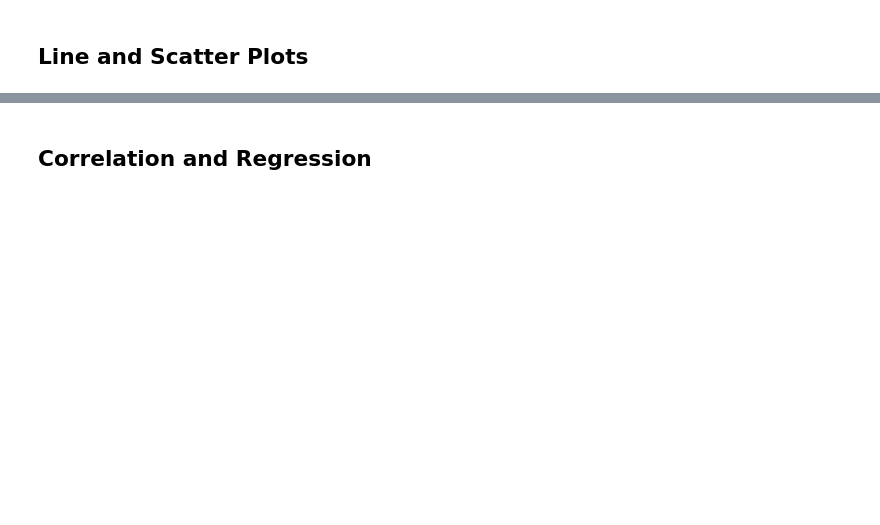
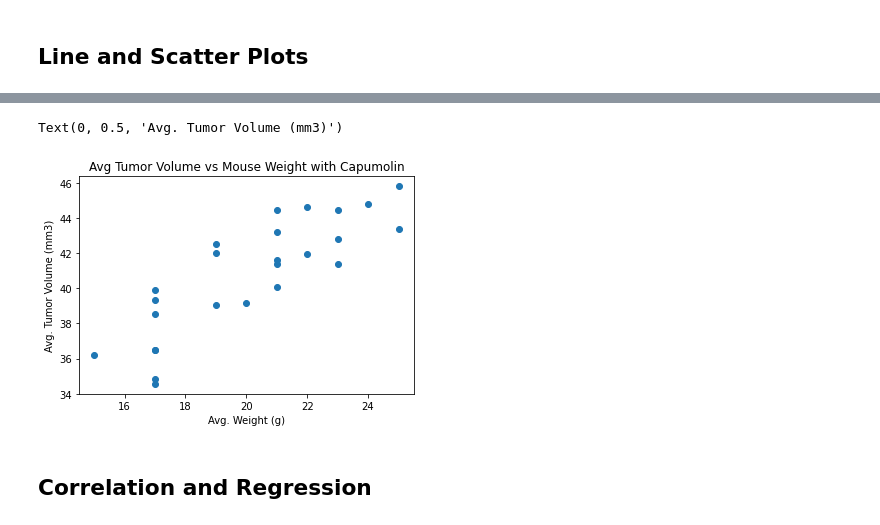
Before and after one commit to willserene/Matplotlib_Challenge, a Jupyter notebook: Pymaceuticals/pymaceuticals_starter.ipynb, the cells around one changed output, grey strips where cells are left out. Drawn from its saved outputs; the diff is of its cells as text; code cells hidden in the pictures; blank space fills up the shorter version.

```diff
--- a/Pymaceuticals/pymaceuticals_starter.ipynb
+++ b/Pymaceuticals/pymaceuticals_starter.ipynb
@@ -454,2 +533,8 @@ tumorvol_list = []
 # %%
 # Generate a scatter plot of average tumor volume vs. mouse weight for the Capomulin regimen
+x_values = capomulin.groupby("Mouse ID")
+x_values = x_values["Weight (g)"].mean()
+y_values = capomulin.groupby("Mouse ID")
+y_values = y_values["Tumor Volume (mm3)"].mean()
+
+x_values
@@ -456,3 +579,11 @@ tumorvol_list = []
+# %%
+plt.scatter(x_values, y_values)
+plt.title("Avg Tumor Volume vs Mouse Weight with Capumolin")
+plt.xlabel("Avg. Weight (g)")
+plt.ylabel("Avg. Tumor Volume (mm3)")
+# %% [output]
+Text(0, 0.5, 'Avg. Tumor Volume (mm3)')
+[figure, added]
 # %% [markdown]
 ## Correlation and Regression
 # %%
```
Also changed, not shown: parts of 11 cells of this notebook.
